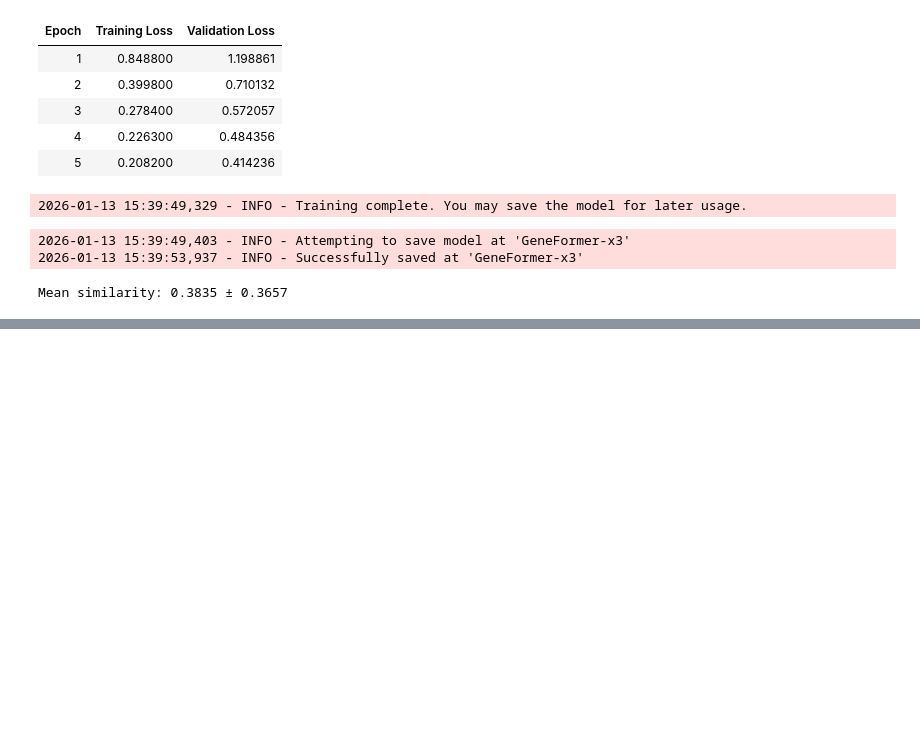
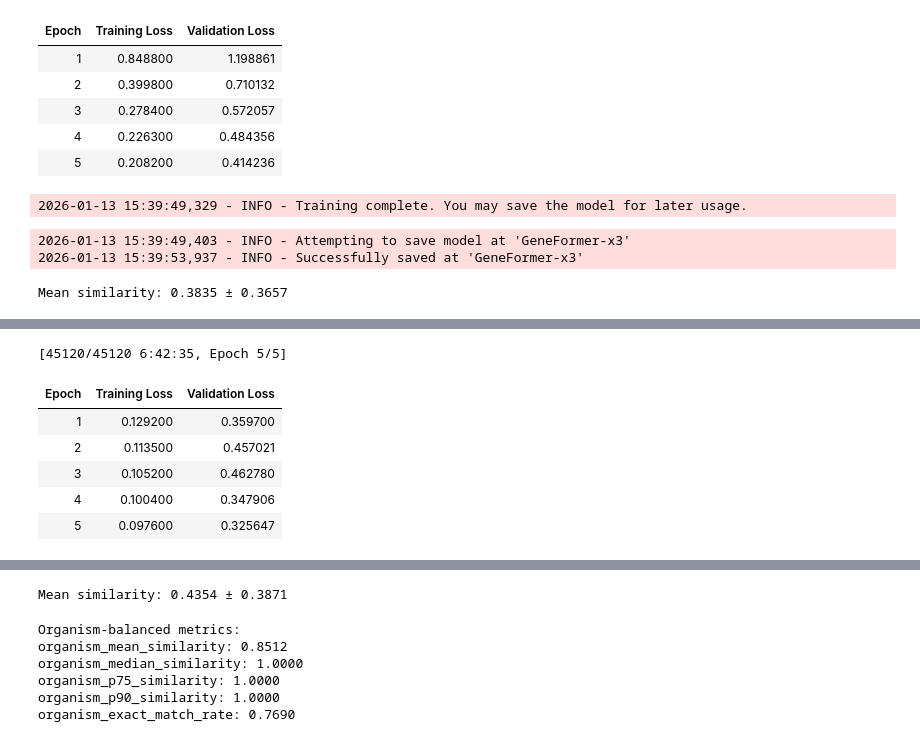
Before and after one commit to GustavoHCruz/CodingDNATransformers, a Jupyter notebook: src/the_last_act.ipynb, the cells around one changed output, grey strips where cells are left out. Cells and saved outputs as stored; diff of their text form; code cells hidden in the pictures; blank space fills up the shorter version.

```diff
--- a/src/the_last_act.ipynb
+++ b/src/the_last_act.ipynb
@@ -675,0 +721,30 @@ Mean similarity: 0.3835 ± 0.3657
+# %%
+llm.train(
+  train_dataset=train_dataset,
+  params=TrainParams(
+    epochs=5,
+    batch_size=4,
+    gradient_accumulation=4,
+    lr=3e-5
+	),
+  eval_dataset=eval_dataset
+)
+
+llm.save_pretrained("GeneFormer-x5")
+
+results = []
+
+for data in tqdm(test_dataset):
+	pred = llm.generate(data)
+	target = data["protein_sequence"]
+
+	dist = editdistance.eval(pred, target)
+	similarity = 1 - dist / max(len(pred), len(target))
+
+	results.append({
+		"target": target,
+		"pred": pred,
+		"edit_dist": dist,
+		"similarity": similarity
+	})
+# %% [output]
@@ -675,0 +756,7 @@ Mean similarity: 0.3835 ± 0.3657
+[45120/45120 6:42:35, Epoch 5/5]
+| Epoch | Training Loss | Validation Loss |
+| 1 | 0.129200 | 0.359700 |
+| 2 | 0.113500 | 0.457021 |
+| 3 | 0.105200 | 0.462780 |
+| 4 | 0.100400 | 0.347906 |
+| 5 | 0.097600 | 0.325647 |
@@ -676,2 +766,10 @@ Mean similarity: 0.3835 ± 0.3657
+# %%
+similarities = [r["similarity"] for r in results]
+mean_similarity = np.mean(similarities)
+std_similarity = np.std(similarities)
+
+print(f"Mean similarity: {mean_similarity:.4f} ± {std_similarity:.4f}")
+# %% [output]
+Mean similarity: 0.4354 ± 0.3871
 # %%
 pd.DataFrame(results).to_csv("prediction_results.csv")
@@ -677,0 +784,31 @@ pd.DataFrame(results).to_csv("prediction_results.csv")
+# %%
+from collections import defaultdict
+
+org_to_sims = defaultdict(list)
+org_to_exact = defaultdict(list)
+
+for r in vixi:
+	org_to_sims[r["organism"]].append(r["similarity"])
+	org_to_exact[r["organism"]].append(r["exact_match"])
+
+org_mean_sims = np.array([np.mean(v) for v in org_to_sims.values()])
+org_exact_rates = np.array([np.mean(v) for v in org_to_exact.values()])
+
+organism_balanced_metrics = {
+	"organism_mean_similarity": float(np.mean(org_mean_sims)),
+	"organism_median_similarity": float(np.median(org_mean_sims)),
+	"organism_p75_similarity": float(np.percentile(org_mean_sims, 75)),
+	"organism_p90_similarity": float(np.percentile(org_mean_sims, 90)),
+	"organism_exact_match_rate": float(np.mean(org_exact_rates))
+}
+
+print("\nOrganism-balanced metrics:")
+for k, v in organism_balanced_metrics.items():
+	print(f"{k}: {v:.4f}")
+# %% [output]
+Organism-balanced metrics:
+organism_mean_similarity: 0.8512
+organism_median_similarity: 1.0000
+organism_p75_similarity: 1.0000
+organism_p90_similarity: 1.0000
+organism_exact_match_rate: 0.7690
```
Also changed, not shown: parts of 6 cells of this notebook.
